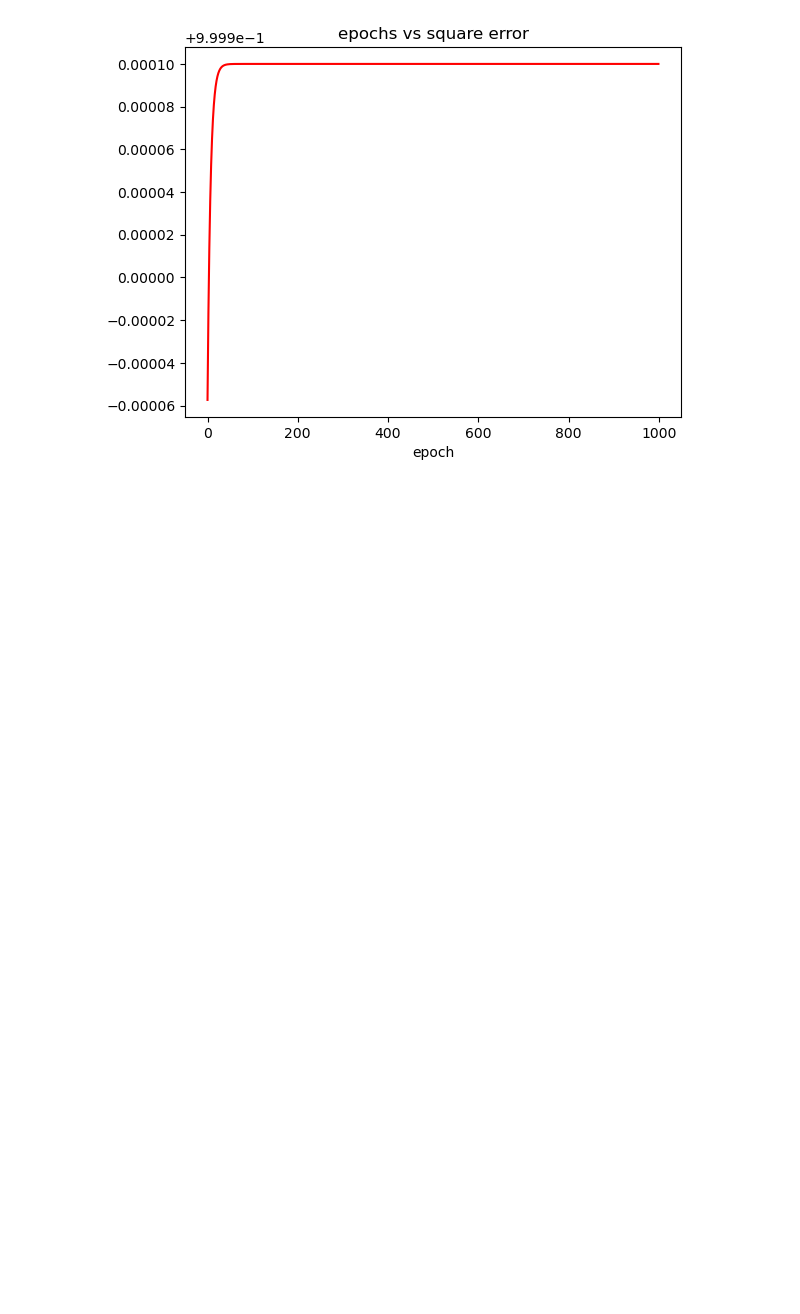
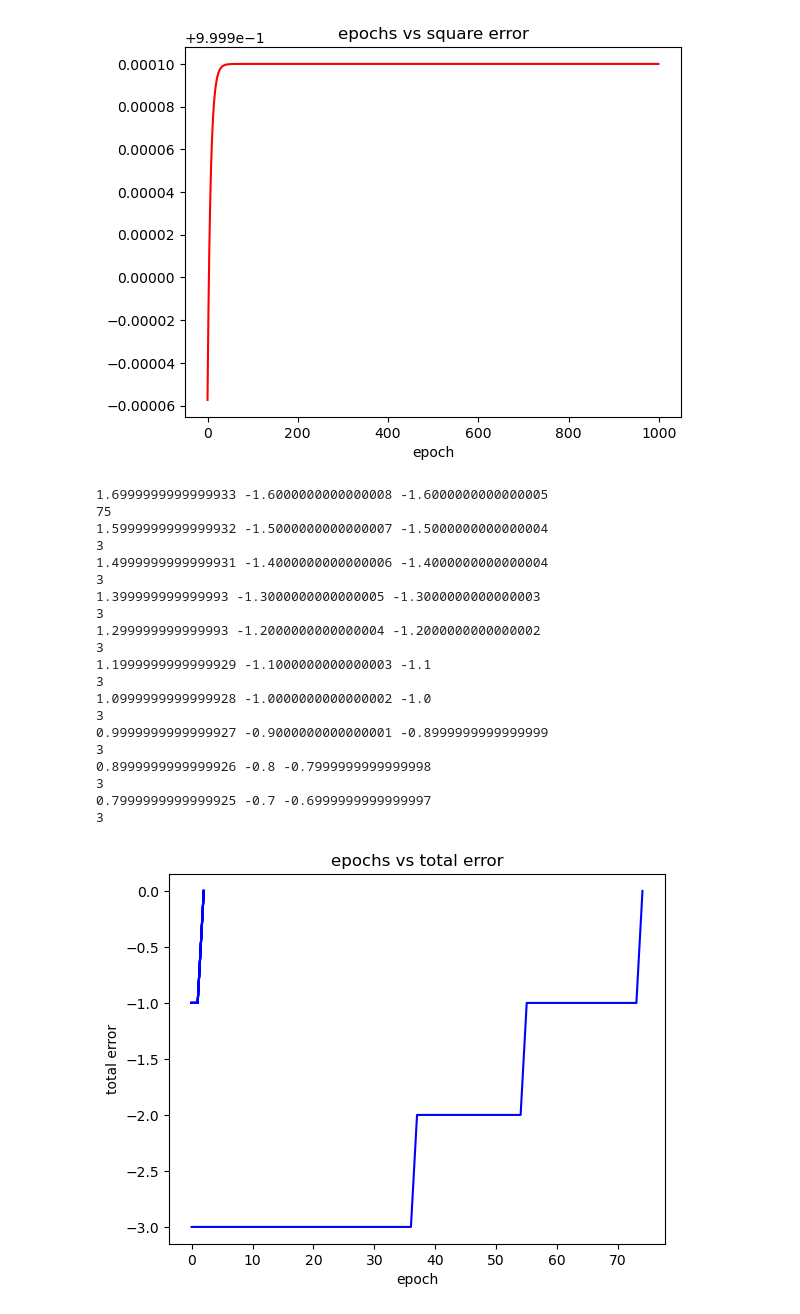
Before and after one commit to satya2770/Machine_learning, a Jupyter notebook: lab_5.ipynb, the cells around one changed output. Drawn from its saved outputs; the diff is of its cells as text; code cells hidden in the pictures; blank space fills up the shorter version.

```diff
--- a/lab_5.ipynb
+++ b/lab_5.ipynb
@@ -154,3 +154,63 @@ plt.xlabel("epoch")
 # %% [output]
 Text(0.5, 0, 'epoch')
 [figure]
+# %%
+import matplotlib.pyplot as plt
+import numpy as np
+w= np.array([10, 0.2, -0.75])
+for i in range(1,11):
+    learning_rate = 0.05
+    inputs = np.array([
+        [0, 0],
+        [0, 1],
+        [1, 0],
+        [1, 1]
+    ])
+    labels = np.array([0, 0, 0, 1])
+    epochs = 1000
+    total=[]
+    square=[]
+    count=0
+    for epoch in range(epochs):
+        total_error=0
+        square_error=0
+        for i in range(len(inputs)):
+            input_vector = np.insert(inputs[i], 0, 1)
+            output = np.dot(input_vector, w) > 0
+            error = labels[i] - output
+            total_error=total_error+error
+            square_error=square_error+(error**2)
+            w = w + learning_rate * error * input_vector
+        count=count+1
+        total.append(total_error)
+        square.append(square_error)
+        if abs(total_error) <0.002:
+            break
+    print(w[0],w[1],w[2])
+    print(len(total))
+    plt.plot(np.arange(0,count),total,color='blue')
+    plt.title("epochs vs total error")
+    plt.xlabel("epoch")
+    plt.ylabel("total error")
+# %% [output]
+1.6999999999999933 -1.6000000000000008 -1.6000000000000005
+75
+1.5999999999999932 -1.5000000000000007 -1.5000000000000004
+3
+1.4999999999999931 -1.4000000000000006 -1.4000000000000004
+3
+1.399999999999993 -1.3000000000000005 -1.3000000000000003
+3
+1.299999999999993 -1.2000000000000004 -1.2000000000000002
+3
+1.1999999999999929 -1.1000000000000003 -1.1
+3
+1.0999999999999928 -1.0000000000000002 -1.0
+3
+0.9999999999999927 -0.9000000000000001 -0.8999999999999999
+3
+0.8999999999999926 -0.8 -0.7999999999999998
+3
+0.7999999999999925 -0.7 -0.6999999999999997
+3
+[figure, added]
```
